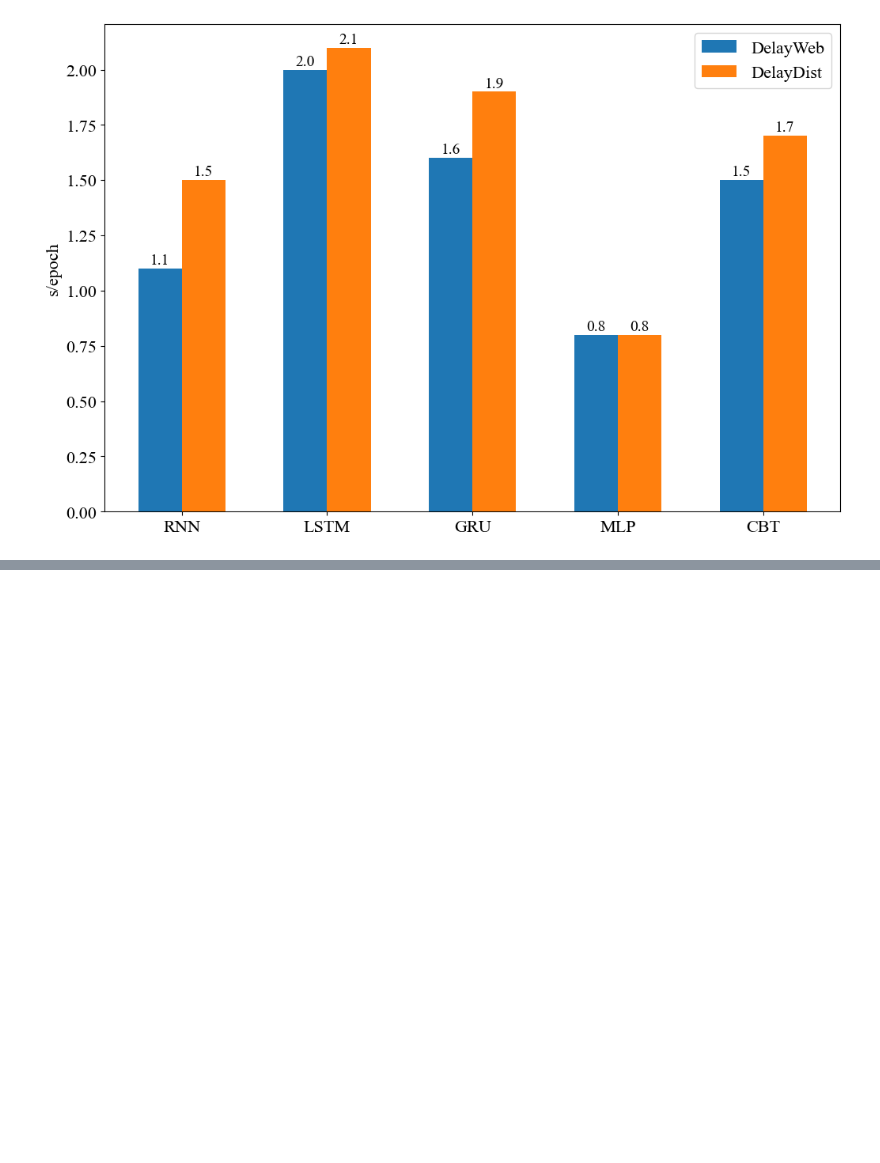
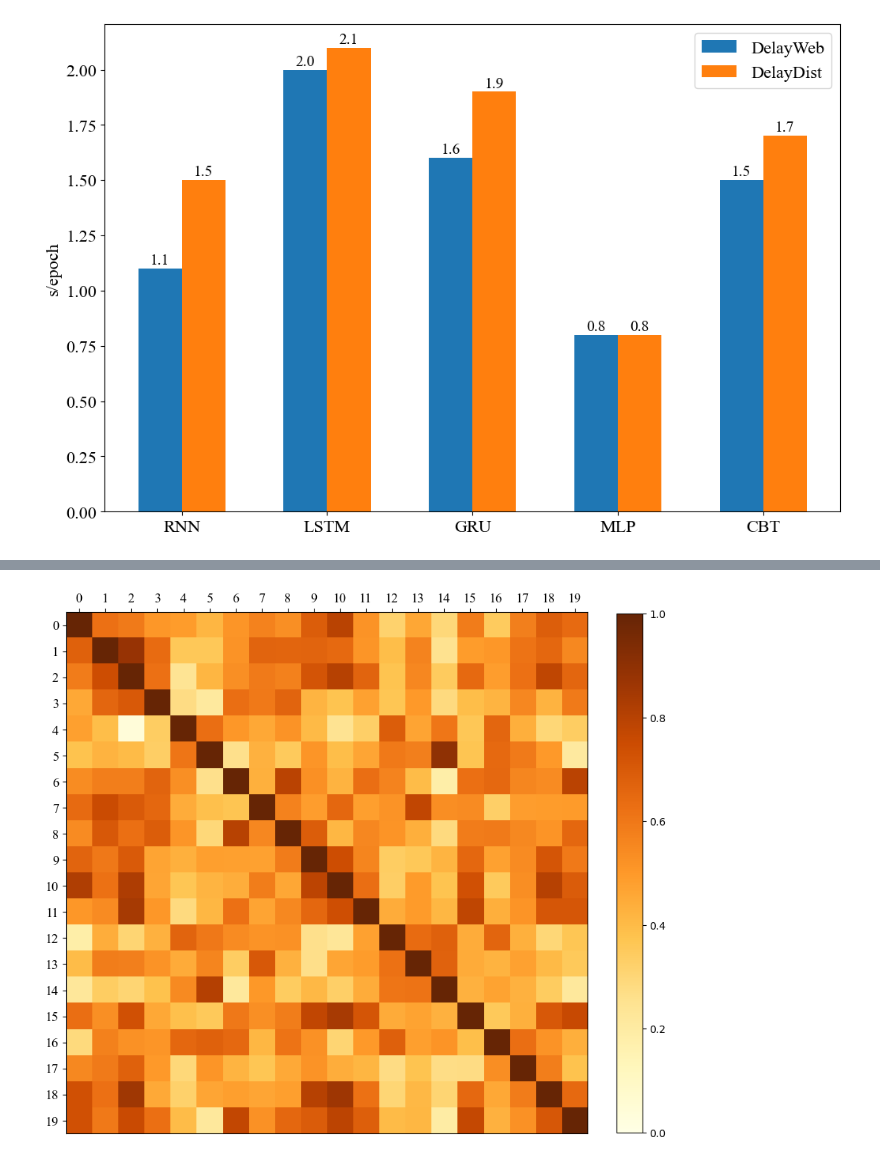
Before and after one commit to XDZhelheim/CSE5005-Project, a Jupyter notebook: pictures/draw_pics.ipynb, the cells around one changed output, grey strips where cells are left out. Saved outputs shown, nothing was run; the diff lists cells and outputs as text; code cells hidden in the pictures; blank space fills up the shorter version.

```diff
--- a/pictures/draw_pics.ipynb
+++ b/pictures/draw_pics.ipynb
@@ -80,3 +80,8 @@ plt.savefig("train_time.png", dpi=300, bbox_inches='tight')
 plt.show();
 # %% [output]
 [figure]
+# %%
+from sklearn.preprocessing import StandardScaler, MinMaxScaler
+embedding_matrix=np.load("../cross_sectional_model/saved/embedding_matrix.npy")
+
+embedding_matrix
@@ -82,0 +102,12 @@ plt.show();
+# %%
+cor_matrix=embedding_matrix @ embedding_matrix.T
+
+for i in range(len(cor_matrix)):
+    cor_matrix[i][i]=0
+
+scaler=MinMaxScaler()
+cor_matrix=scaler.fit_transform(cor_matrix.T).T
+
+for i in range(len(cor_matrix)):
+    cor_matrix[i][i]=1
+cor_matrix
@@ -82,0 +134,15 @@ plt.show();
+# %%
+start=0
+end=20
+cor_matrix_sub=cor_matrix[start:end, start:end]
+
+plt.figure(figsize=(10, 10))
+plt.imshow(cor_matrix_sub, cmap=colormap, vmin=0, vmax=1)
+plt.xticks(range(end-start), list(map(str, range(start, end))), fontproperties = "Times New Roman", size = 13)
+plt.yticks(range(end-start), list(map(str, range(start, end))), fontproperties = "Times New Roman", size = 13)
+plt.gca().xaxis.set_ticks_position("top")
+plt.colorbar(fraction=0.045)
+plt.savefig("heatmap.png", dpi=300, bbox_inches="tight")
+plt.show();
+# %% [output]
+[figure, added]
```
Also changed, not shown: parts of 7 cells of this notebook, 7 other files.
